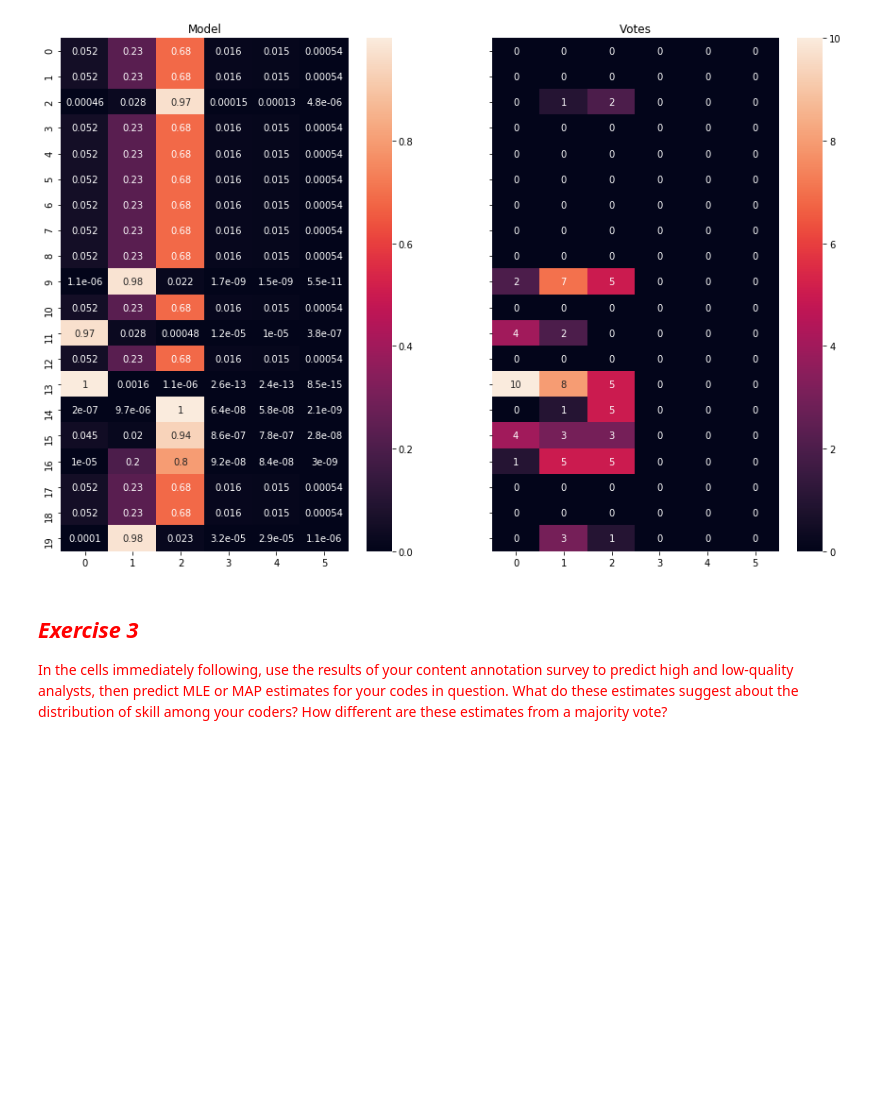
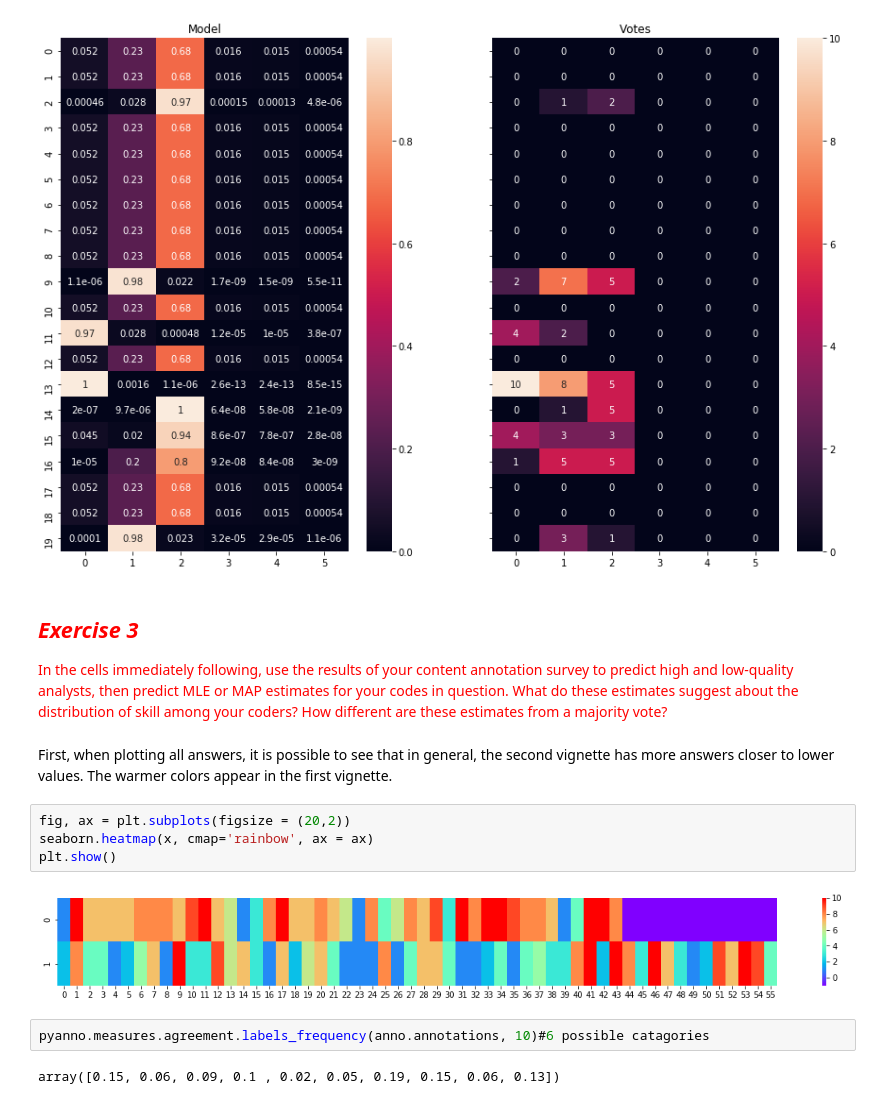
Before and after one commit to arielazar/content-analysis-2018, a Jupyter notebook: 5-Reliability/5-Reliability.ipynb, the cells around one changed output. Saved outputs shown, nothing was run; the diff lists cells and outputs as text; blank space fills up the shorter version.

```diff
--- a/5-Reliability/5-Reliability.ipynb
+++ b/5-Reliability/5-Reliability.ipynb
@@ -563,3 +745,15 @@ makeQuestionComparison(model_hot, anno_hot)
 ## <span style="color:red">*Exercise 3*</span>
 
 <span style="color:red">In the cells immediately following, use the results of your content annotation survey to predict high and low-quality analysts, then predict MLE or MAP estimates for your codes in question. What do these estimates suggest about the distribution of skill among your coders? How different are these estimates from a majority vote?
+# %% [markdown]
+First, when plotting all answers, it is possible to see that in general, the second vignette has more answers closer to lower values. The warmer colors appear in the first vignette.
+# %%
+fig, ax = plt.subplots(figsize = (20,2))
+seaborn.heatmap(x, cmap='rainbow', ax = ax)
+plt.show()
+# %% [output]
+[figure, added]
+# %%
+pyanno.measures.agreement.labels_frequency(anno.annotations, 10)#6 possible catagories
+# %% [output]
+array([0.15, 0.06, 0.09, 0.1 , 0.02, 0.05, 0.19, 0.15, 0.06, 0.13])
```
Also changed, not shown: parts of 48 cells of this notebook, 3 other files.
